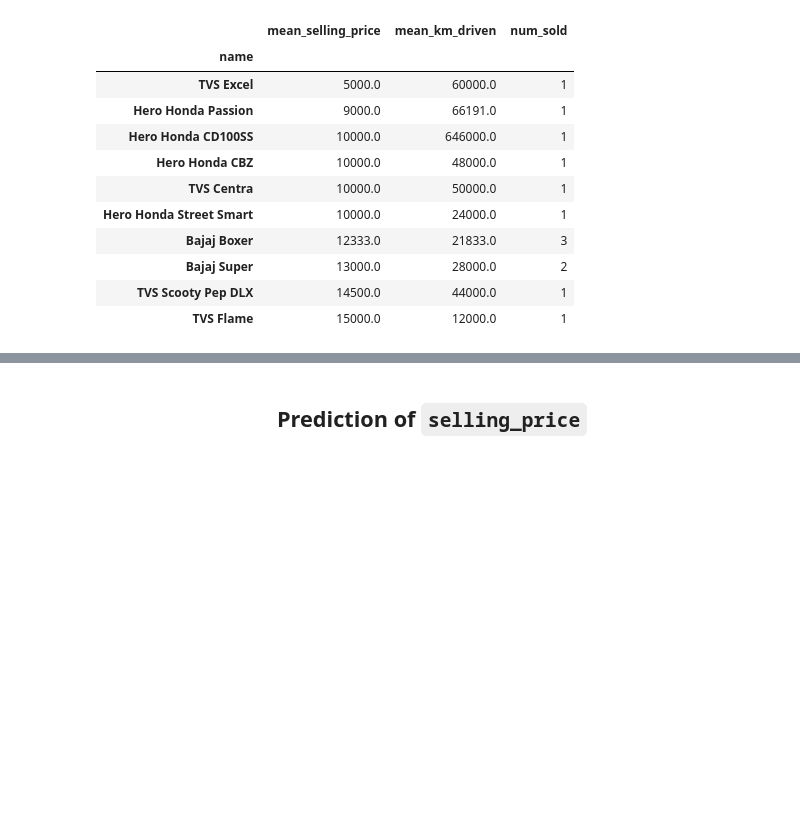
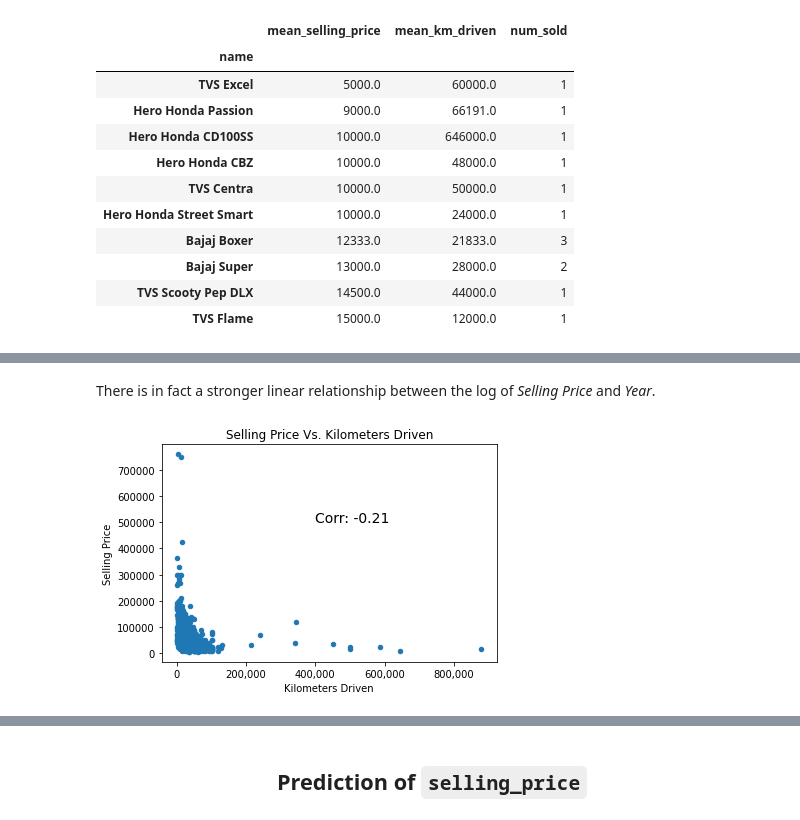
Before and after one commit to scimaksim/ST_590_Project1, a Jupyter notebook: Group_B_Project_1.ipynb, the cells around one changed output, grey strips where cells are left out. Drawn from its saved outputs; the diff is of its cells as text; code cells hidden in the pictures; blank space fills up the shorter version.

```diff
--- a/Group_B_Project_1.ipynb
+++ b/Group_B_Project_1.ipynb
@@ -118,0 +149,16 @@ plt.show()
+# %% [markdown]
+There is in fact a stronger linear relationship between the log of *Selling Price* and *Year*.
+# %%
+# Create a scatter plot of Selling Price and Km Driven
+km_sp_corr, _ = stats.pearsonr(x = bike_data.km_driven, y = bike_data.selling_price)
+
+bike_data.plot.scatter(x = "km_driven", y = "selling_price")
+plt.title("Selling Price Vs. Kilometers Driven")
+plt.xlabel("Kilometers Driven")
+plt.ylabel("Selling Price")
+plt.xticks(ticks = [0, 200000, 400000, 600000, 800000],
+           labels = ["0", "200,000", "400,000", "600,000", "800,000"])
+plt.text(400000, 500000, "Corr: " + str(round(km_sp_corr, 2)), fontsize = 14)
+plt.show()
+# %% [output]
+[figure, added]
```
Also changed, not shown: parts of 27 cells of this notebook.
